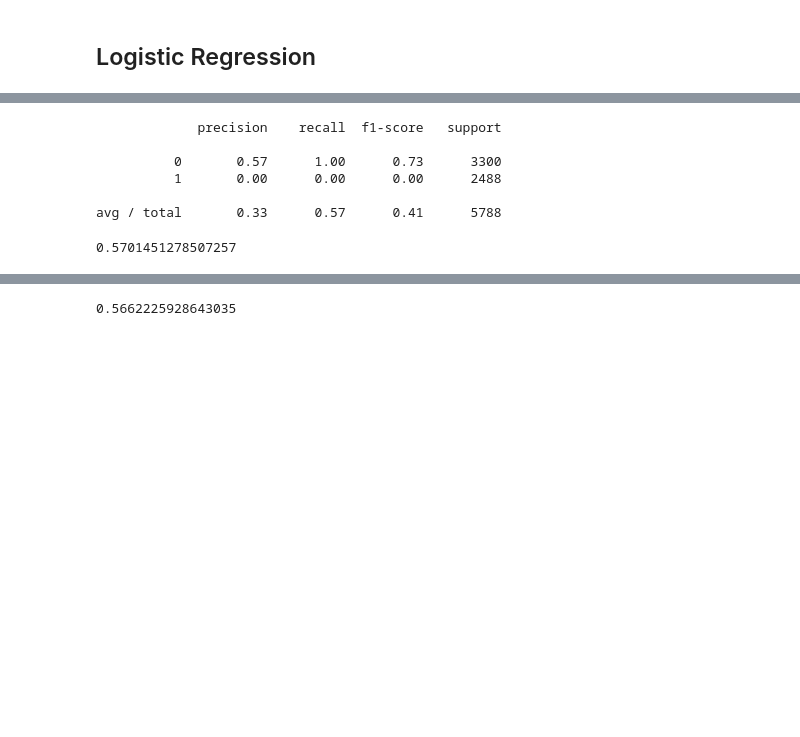
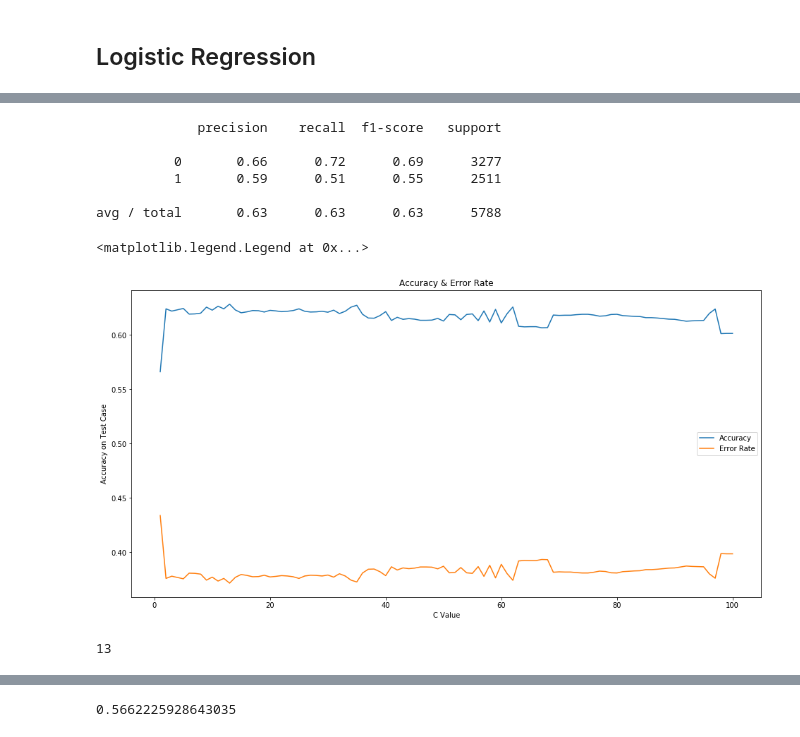
Before and after one commit to cipher813/McMahon_Metis, a Jupyter notebook: Project_3/3_Kickstarter_Classification.ipynb, the cells around one changed output, grey strips where cells are left out. Saved outputs shown, nothing was run; the diff lists cells and outputs as text; code cells hidden in the pictures; blank space fills up the shorter version.

```diff
--- a/Project_3/3_Kickstarter_Classification.ipynb
+++ b/Project_3/3_Kickstarter_Classification.ipynb
@@ -233,0 +448,9 @@ predictions = logmodel.predict(X_test)
+# %%
+# vanilla case
+logmodel = LogisticRegression()
+logmodel.fit(X_train_s,y_train)
+
+predictions = logmodel.predict(X_test_s)
+print(classification_report(y_test,predictions))
+# logmodel.coef_
+logmodel.predict_proba(X_train_s)
@@ -234,18 +471,44 @@ predictions = logmodel.predict(X_test)
+# %%
+# vanilla case
+logmodel = LogisticRegressionCV()
+logmodel.fit(X_train_s,y_train)
+
+predictions = logmodel.predict(X_test_s)
+print(classification_report(y_test,predictions))
+# %% [output]
+             precision    recall  f1-score   support
+
+          0       0.66      0.72      0.69      3277
+          1       0.59      0.51      0.55      2511
+
+avg / total       0.63      0.63      0.63      5788
+# %%
+# test range of C values
+accuracy = []
+error_rate = []
+
+
+for k in k_range:
+    logmodel = LogisticRegressionCV(Cs=k)
+    logmodel.fit(X_train,y_train)
+    y_pred = logmodel.predict(X_test)
+    accuracy.append(accuracy_score(y_test, y_pred))
+    error_rate.append(np.mean(y_pred != y_test))
+
+plt.figure(figsize=(16,8))
+plt.plot(k_range, accuracy, '-', label = 'Accuracy')
+plt.plot(k_range,error_rate, '-',label = 'Error Rate')
+plt.title('Accuracy & Error Rate')
+plt.xlabel('C Value')
+plt.ylabel('Accuracy on Test Case')
+plt.legend(loc = 0)
+# %% [output]
+<matplotlib.legend.Legend at 0x...>
+[figure, added]
+# %%
+best_C = k_range[np.argmax(accuracy)]
+best_C
+# %% [output]
+13
 # %%
-print(classification_report(y_test,predictions))
+# print(classification_report(y_test,predictions))
-# %% [output]
-             precision    recall  f1-score   support
-
-          0       0.57      1.00      0.73      3300
-          1       0.00      0.00      0.00      2488
-
-avg / total       0.33      0.57      0.41      5788
-# %%
-## Make a logistic regression object, fit it on the training set, and test it to find accuracy
-log_reg = LogisticRegression()
-log_reg.fit(X_train, y_train)
-logistic_prediction = log_reg.predict(X_test)
-log_reg_accuracy = accuracy_score(y_test, logistic_prediction)
-print(log_reg_accuracy)
-# %% [output]
-0.5701451278507257
```
Also changed, not shown: parts of 62 cells of this notebook.
